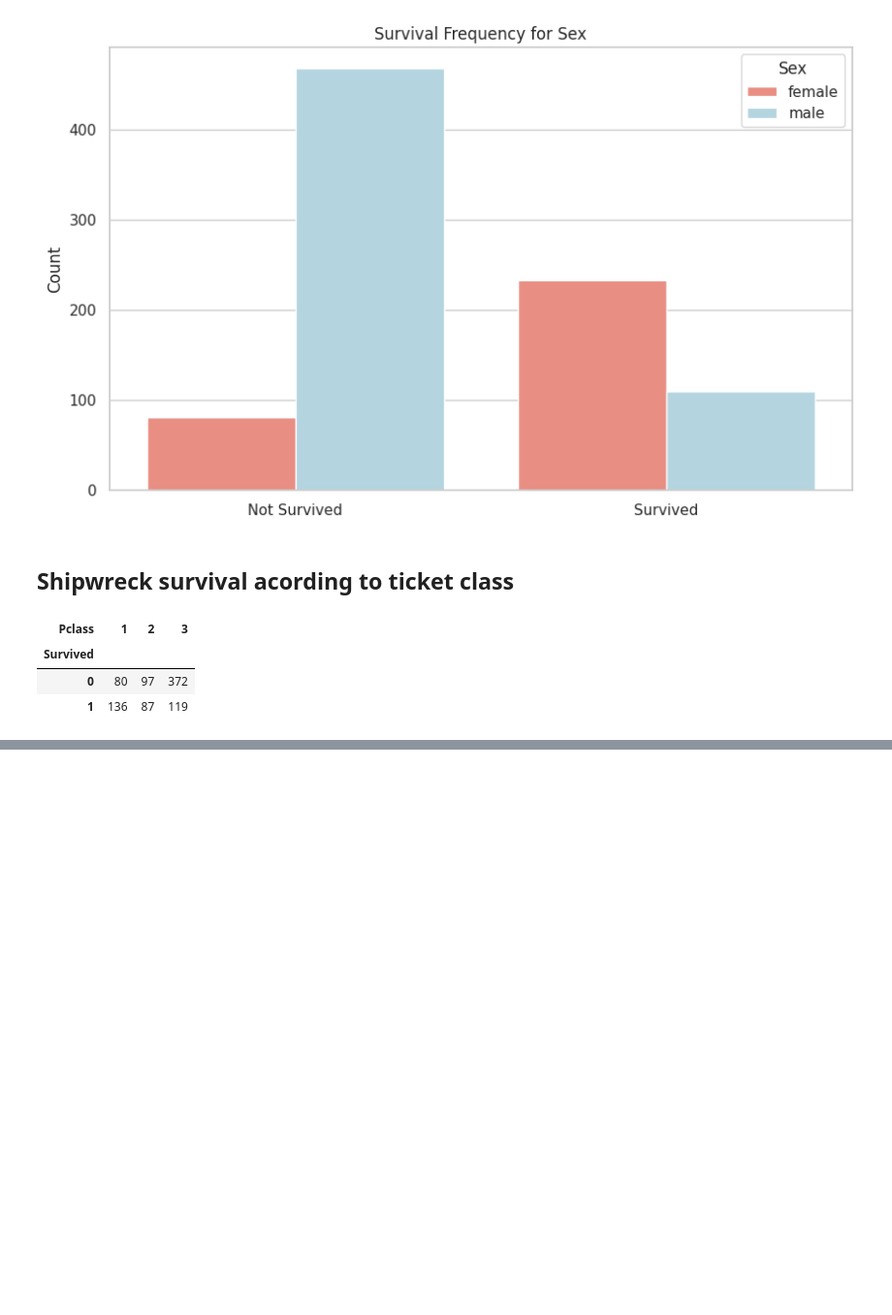
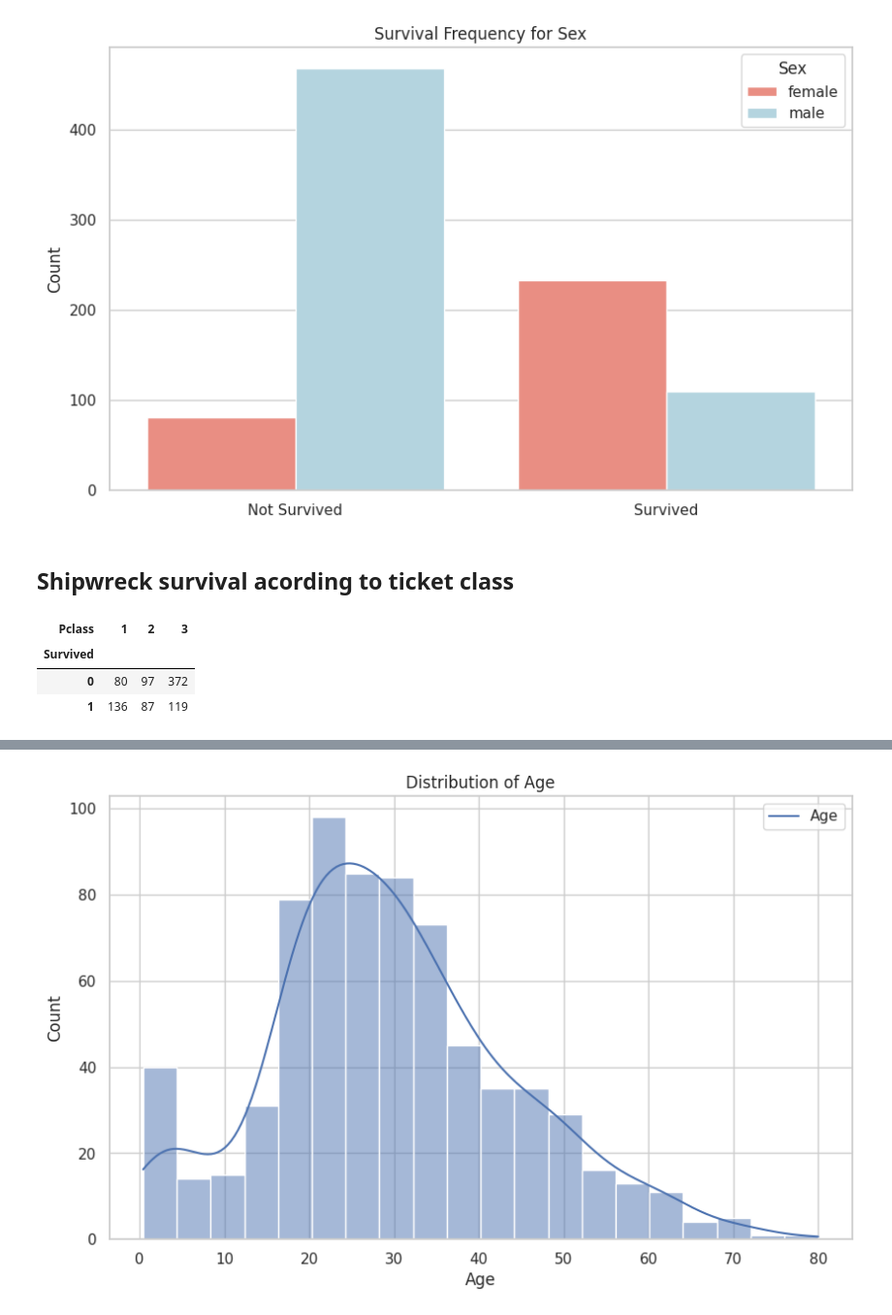
Before and after one commit to PavicicJadranko/Machine-Learning-Project, a Jupyter notebook: Titanic.ipynb, the cells around one changed output, grey strips where cells are left out. Shown: that part at 97% size. Cells and saved outputs as stored; diff of their text form; code cells hidden in the pictures; blank space fills up the shorter version.

```diff
--- a/Titanic.ipynb
+++ b/Titanic.ipynb
@@ -247,0 +253,13 @@ plt.show()
+# %%
+# Check the distribution of the age column with a histagram
+
+plt.figure(figsize=(10, 6))
+sns.histplot(df["Age"], bins= 20, kde=True)
+
+plt.xlabel("Age")
+plt.ylabel("Count")
+plt.title("Distribution of Age")
+plt.legend(["Age"])
+plt.show()
+# %% [output]
+[figure, added]
```
Also changed, not shown: parts of 6 cells of this notebook.
